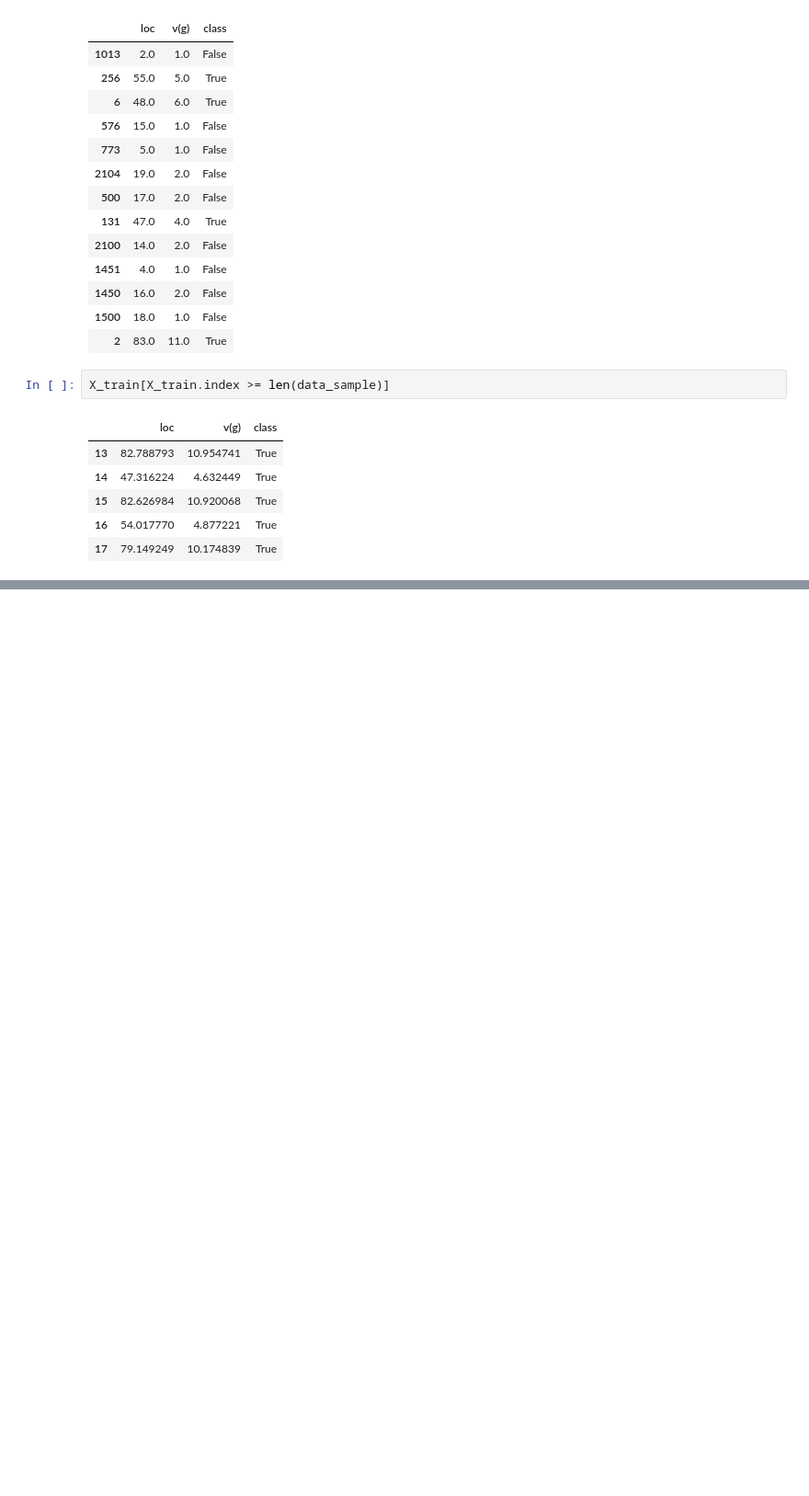
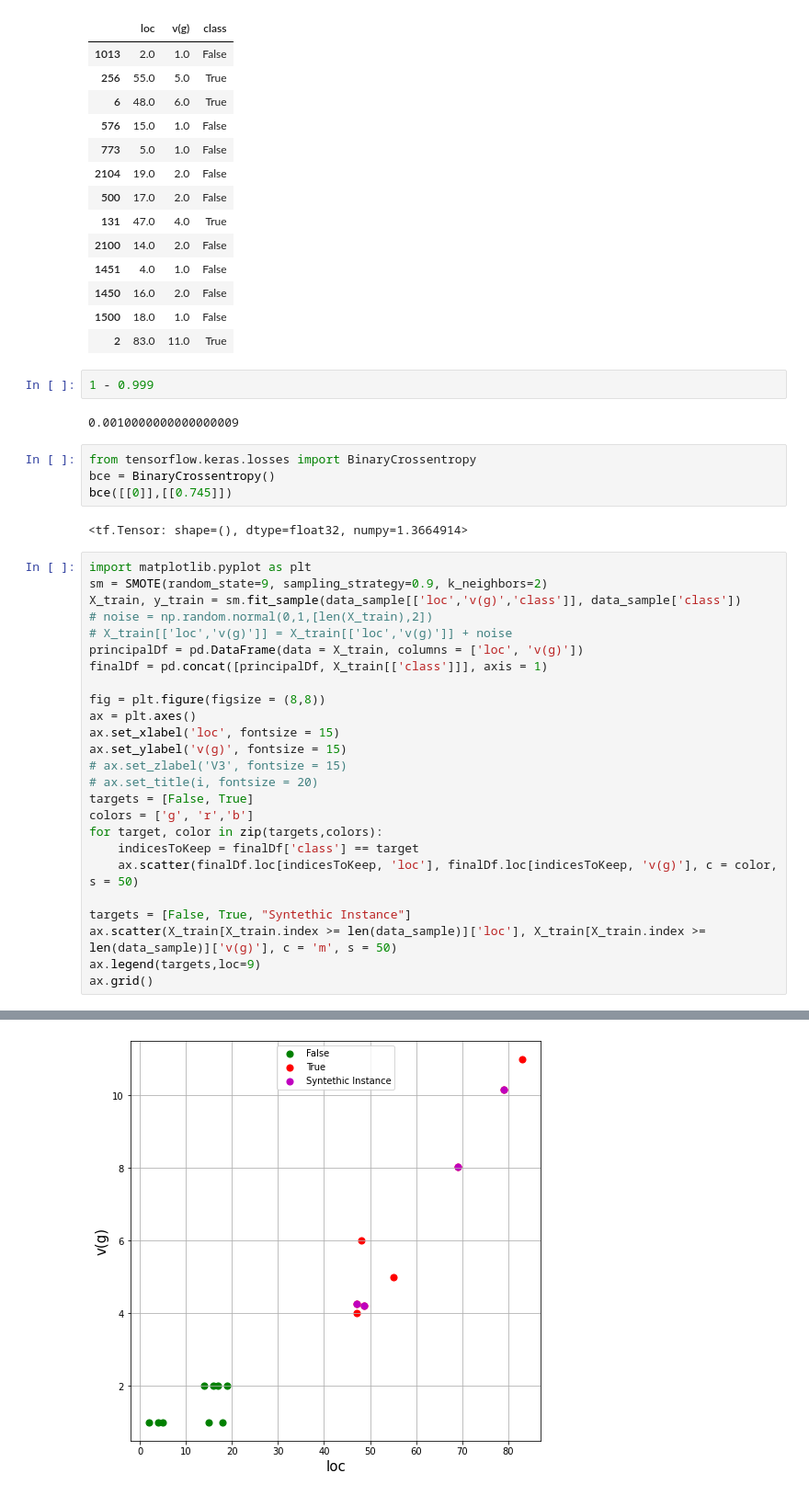
Before and after one commit to Fajaragst/Skripsi-code, a Jupyter notebook: Eksperimen/SMOTE/Untitled1.ipynb, the cells around one changed output, grey strips where cells are left out. Shown: that part at 92% size. Saved outputs shown, nothing was run; the diff lists cells and outputs as text; blank space fills up the shorter version.

```diff
--- a/Eksperimen/SMOTE/Untitled1.ipynb
+++ b/Eksperimen/SMOTE/Untitled1.ipynb
@@ -143,12 +94,39 @@ data_sample[['loc','v(g)','class']]
 | 1450 | 16.0 | 2.0 | False |
 | 1500 | 18.0 | 1.0 | False |
 | 2 | 83.0 | 11.0 | True |
-# %%
-X_train[X_train.index >= len(data_sample)]
-# %% [output]
-|  | loc | v(g) | class |
-| 13 | 82.788793 | 10.954741 | True |
-| 14 | 47.316224 | 4.632449 | True |
-| 15 | 82.626984 | 10.920068 | True |
-| 16 | 54.017770 | 4.877221 | True |
-| 17 | 79.149249 | 10.174839 | True |
+# %%
+1 - 0.999
+# %% [output]
+0.0010000000000000009
+# %%
+from tensorflow.keras.losses import BinaryCrossentropy
+bce = BinaryCrossentropy()
+bce([[0]],[[0.745]])
+# %% [output]
+<tf.Tensor: shape=(), dtype=float32, numpy=1.3664914>
+# %%
+import matplotlib.pyplot as plt
+sm = SMOTE(random_state=9, sampling_strategy=0.9, k_neighbors=2)
+X_train, y_train = sm.fit_sample(data_sample[['loc','v(g)','class']], data_sample['class'])
+# noise = np.random.normal(0,1,[len(X_train),2])
+# X_train[['loc','v(g)']] = X_train[['loc','v(g)']] + noise
+principalDf = pd.DataFrame(data = X_train, columns = ['loc', 'v(g)'])
+finalDf = pd.concat([principalDf, X_train[['class']]], axis = 1)
+
+fig = plt.figure(figsize = (8,8))
+ax = plt.axes()
+ax.set_xlabel('loc', fontsize = 15)
+ax.set_ylabel('v(g)', fontsize = 15)
+# ax.set_zlabel('V3', fontsize = 15)
+# ax.set_title(i, fontsize = 20)
+targets = [False, True]
+colors = ['g', 'r','b']
+for target, color in zip(targets,colors):
+    indicesToKeep = finalDf['class'] == target
+    ax.scatter(finalDf.loc[indicesToKeep, 'loc'], finalDf.loc[indicesToKeep, 'v(g)'], c = color, s = 50)
+
+targets = [False, True, "Syntethic Instance"]
+ax.scatter(X_train[X_train.index >= len(data_sample)]['loc'], X_train[X_train.index >= len(data_sample)]['v(g)'], c = 'm', s = 50)
+ax.legend(targets,loc=9)
+ax.grid()
+# %% [output]
@@ -154,0 +150 @@ X_train[X_train.index >= len(data_sample)]
+[figure, added]
```
Also changed, not shown: parts of 11 cells of this notebook, 8 other files.
